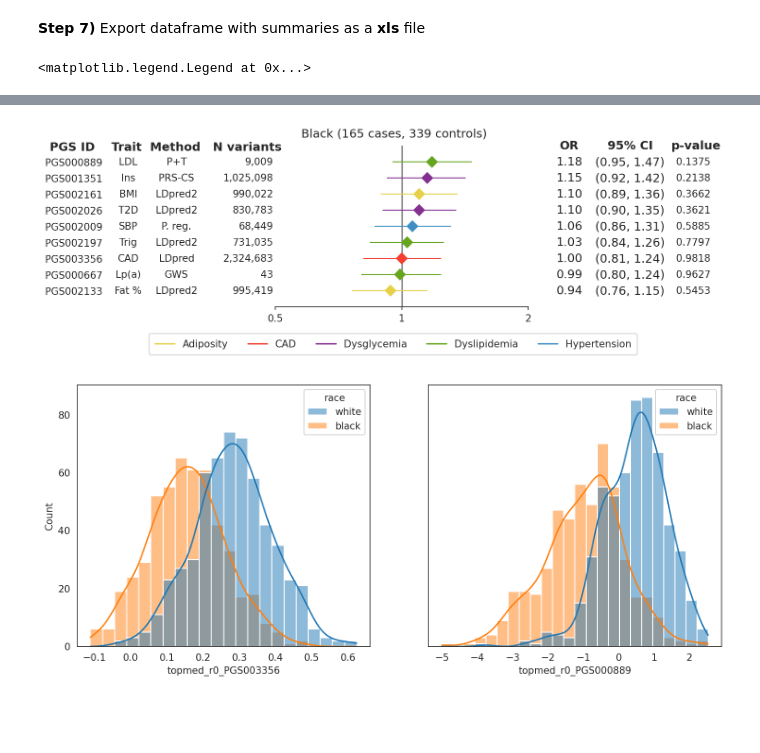
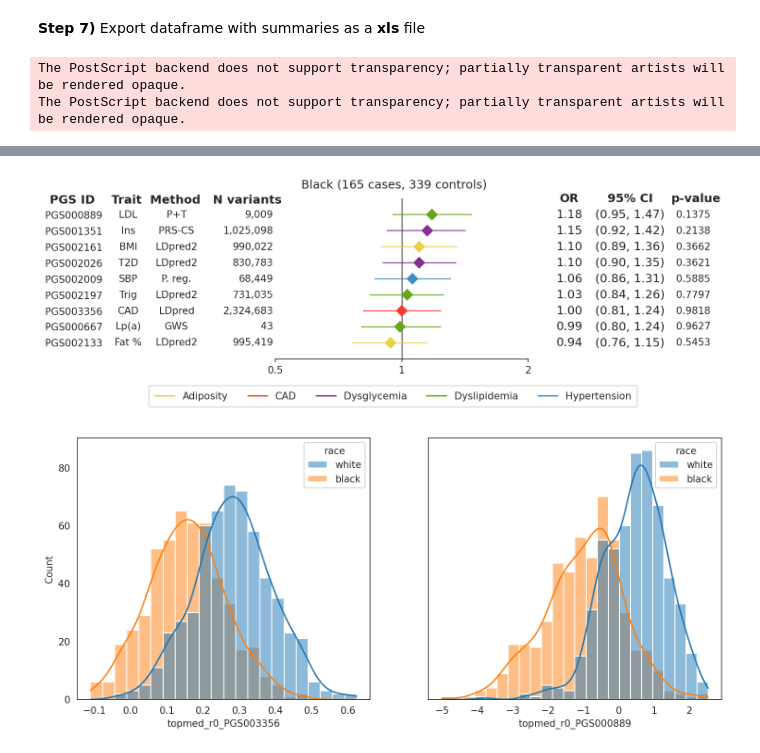
Before and after one commit to rodrigoguarischi/sea, a Jupyter notebook: calculate_grs_odds_ratios_and_create_plots.ipynb, the cells around one changed output, grey strips where cells are left out. Drawn from its saved outputs; the diff is of its cells as text; code cells hidden in the pictures; blank space fills up the shorter version.

Commit message:
Adjust term white/black subjects

```diff
--- a/calculate_grs_odds_ratios_and_create_plots.ipynb
+++ b/calculate_grs_odds_ratios_and_create_plots.ipynb
@@ -500,7 +462,7 @@ worksheet.conditional_format( cells_location, {'type': 'cell', 'criteria': 'equa
 # Save modifications
 writer.save()
 # %%
-### Plot selected scores segregrating cohort in whites and blacks
+### Plot selected scores segregrating cohort in white and black subjects
 
 # Set image resolution and background
 from shutil import which
@@ -562,41 +524,45 @@ for race in ['white', 'black']:
         lcl=[ "{0:.2f}".format(row["conf_interval_lower"]) for index, row in models_subset.iterrows() ],
         ucl=[ "{0:.2f}".format(row["conf_interval_upper"]) for index, row in models_subset.iterrows() ]
         )
     # Adjust axis, labels, titles and frame (sets OR and CI labels to null to use bold fontweight on them)
     p.labels(effectmeasure='', conf_int='', scale='log')
     p.colors(pointshape="D", pointcolor=models_subset["color"], errorbarcolor=models_subset["color"] )
     ax=p.plot(figsize=(7,3), t_adjuster=0.05, min_value=0.5, max_value=2)
     plt.suptitle(" PGS ID    Trait  Method   N variants", x=-0.1, y=0.90, fontweight="bold")
     number_of_cases = len( sea_dataset_full[ ( sea_dataset_full["race"] == race ) & ( sea_dataset_full["Case"] == True ) ] )
     number_of_controls = len( sea_dataset_full[ ( sea_dataset_full["race"] == race ) & ( sea_dataset_full["Case"] == False ) ] )
-    plt.title("{0} ({1} cases, {2} controls)".format(race.capitalize(), number_of_cases, number_of_controls), loc="center",x=-1.2, y=1.02)
+    plt.title("{0} ({1} cases, {2} controls)".format(race.capitalize(), number_of_cases, number_of_controls), loc="center",x=-1.2, y=1.03)
     plt.text( x=0.25, y=1, ha='center', va="center", s="OR", fontsize=12, fontweight="bold")
     plt.text( x=0.753, y=1, ha='center', va="center", s="95% CI", fontsize=12, fontweight="bold")
     ax.spines['top'].set_visible(False)
     ax.spines['right'].set_visible(False)
     ax.spines['bottom'].set_visible(True)
     ax.spines['left'].set_visible(False)
     ax.tick_params( axis='x', which="minor", bottom=False )
 
     # Add right column with score p-values and mark with * the ones that survive FDR
     plt.text( x=1.3, y=1, ha='center', va="center", s="p-value", fontsize=12, fontweight="bold")
     p_value_y_pos = 0.9
     for index, row in models_subset.iterrows():
         plt.text( x=-3.4, y=p_value_y_pos, ha='center', va="center", s="{0}".format( row["trait_abbreviation"] ), fontsize=10)
         plt.text( x=-3, y=p_value_y_pos, ha='center', va="center", s="{0}".format( row["dev_method"] ), fontsize=10)
         plt.text( x=-2.2, y=p_value_y_pos, ha='right', va="center", s="{0}".format( row["n_variants"] ), fontsize=10)
         plt.text( x=1.3, y=p_value_y_pos, ha='center', va="center", s="{0:.4f}{1}".format( row["score_pvalue"], "*" if( row["fdr_significant"] ) else "  "), fontsize=10)
         p_value_y_pos-=0.1
 
-# Add legend
-trait_handles = []
-for grs_class in sorted( set( models_subset[ "grs_class" ] )  ):
-    trait_handles.append( mlines.Line2D([], [], label=grs_class, color=class_to_color[grs_class], marker='_', markersize=15) )
-ax.legend(handles=trait_handles, loc=(-0.5, -0.3), shadow=False, borderpad=0.6, ncol=5)
+    if( race == 'black' ):
+        # Add legend
+        trait_handles = []
+        for grs_class in sorted( set( models_subset[ "grs_class" ] )  ):
+            trait_handles.append( mlines.Line2D([], [], label=grs_class, color=class_to_color[grs_class], marker='_', markersize=15) )
+        ax.legend(handles=trait_handles, loc=(-0.5, -0.3), shadow=False, borderpad=0.6, ncol=5)
+
+    plt.savefig( "../../exports/forest_" + race + "s_final.eps", format="eps" )
 # %% [output]
-<matplotlib.legend.Legend at 0x...>
+The PostScript backend does not support transparency; partially transparent artists will be rendered opaque.
+The PostScript backend does not support transparency; partially transparent artists will be rendered opaque.
 [figure]
-[figure, old version]
+[figure, new version]
 # %%
 ### Histogram plots with raw scores
 
```
Also changed, not shown: parts of 7 cells of this notebook, 5 other files.
